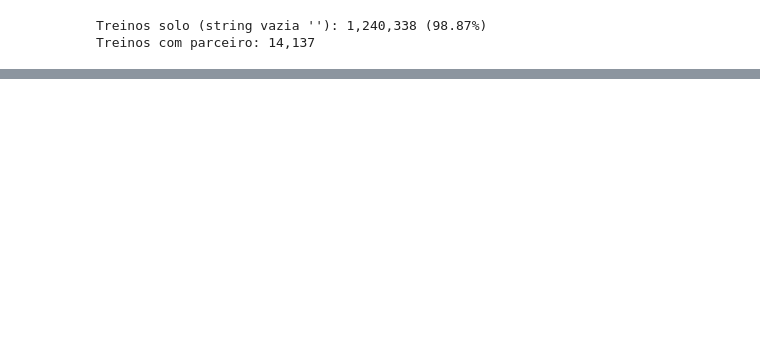
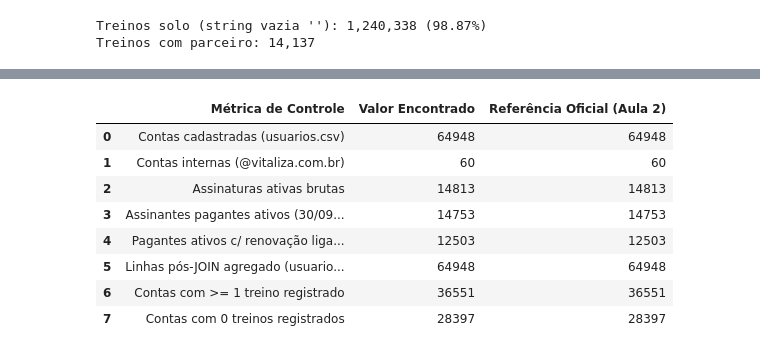
Before and after one commit to batalhasgabriele/Vitaliza, a Jupyter notebook: notebooks/01_inventario_dados.ipynb, the cells around one changed output, grey strips where cells are left out. Saved outputs shown, nothing was run; the diff lists cells and outputs as text; code cells hidden in the pictures; blank space fills up the shorter version.

```diff
--- a/notebooks/01_inventario_dados.ipynb
+++ b/notebooks/01_inventario_dados.ipynb
@@ -196,0 +205,35 @@ Treinos com parceiro: 14,137
+# %%
+df_usr = pd.read_csv(os.path.join(RAW_DIR, 'usuarios.csv'))
+df_ass = pd.read_csv(os.path.join(RAW_DIR, 'assinaturas.csv'))
+
+contas_internas = set(df_usr[df_usr['email'].str.endswith('@vitaliza.com.br', na=False)]['user_id'])
+ativas_brutas = df_ass[df_ass['status_atual'] == 'ativa']
+ativas_pagantes = ativas_brutas[(~ativas_brutas['user_id'].isin(contas_internas)) & (ativas_brutas['plano_atual'] != 'cortesia')]
+ativas_renov_sim = ativas_pagantes[ativas_pagantes['renovacao_automatica'] == 'sim']
+
+# Verificação de granularidade: Juntar sem multiplicar (usuarios x atividades)
+contagem_treinos_por_user = df_ativ.groupby('user_id').size().rename('qtd_treinos')
+df_usr_join = df_usr[['user_id']].merge(contagem_treinos_por_user, on='user_id', how='left')
+df_usr_join['qtd_treinos'] = df_usr_join['qtd_treinos'].fillna(0).astype(int)
+
+resumo_pop = pd.DataFrame([
+    {'Métrica de Controle': 'Contas cadastradas (usuarios.csv)', 'Valor Encontrado': len(df_usr), 'Referência Oficial (Aula 2)': 64948},
+    {'Métrica de Controle': 'Contas internas (@vitaliza.com.br)', 'Valor Encontrado': len(contas_internas), 'Referência Oficial (Aula 2)': 60},
+    {'Métrica de Controle': 'Assinaturas ativas brutas', 'Valor Encontrado': len(ativas_brutas), 'Referência Oficial (Aula 2)': 14813},
+    {'Métrica de Controle': 'Assinantes pagantes ativos (30/09/2026)', 'Valor Encontrado': len(ativas_pagantes), 'Referência Oficial (Aula 2)': 14753},
+    {'Métrica de Controle': 'Pagantes ativos c/ renovação ligada (População Alvo)', 'Valor Encontrado': len(ativas_renov_sim), 'Referência Oficial (Aula 2)': 12503},
+    {'Métrica de Controle': 'Linhas pós-JOIN agregado (usuarios + atividades)', 'Valor Encontrado': len(df_usr_join), 'Referência Oficial (Aula 2)': 64948},
+    {'Métrica de Controle': 'Contas com >= 1 treino registrado', 'Valor Encontrado': int((df_usr_join['qtd_treinos'] > 0).sum()), 'Referência Oficial (Aula 2)': 36551},
+    {'Métrica de Controle': 'Contas com 0 treinos registrados', 'Valor Encontrado': int((df_usr_join['qtd_treinos'] == 0).sum()), 'Referência Oficial (Aula 2)': 28397},
+])
+display(resumo_pop)
+# %% [output]
+|  | Métrica de Controle | Valor Encontrado | Referência Oficial (Aula 2) |
+| 0 | Contas cadastradas (usuarios.csv) | 64948 | 64948 |
+| 1 | Contas internas (@vitaliza.com.br) | 60 | 60 |
+| 2 | Assinaturas ativas brutas | 14813 | 14813 |
+| 3 | Assinantes pagantes ativos (30/09... | 14753 | 14753 |
+| 4 | Pagantes ativos c/ renovação liga... | 12503 | 12503 |
+| 5 | Linhas pós-JOIN agregado (usuario... | 64948 | 64948 |
+| 6 | Contas com >= 1 treino registrado | 36551 | 36551 |
+| 7 | Contas com 0 treinos registrados | 28397 | 28397 |
```
Also changed, not shown: parts of 7 cells of this notebook, 27 other files.
